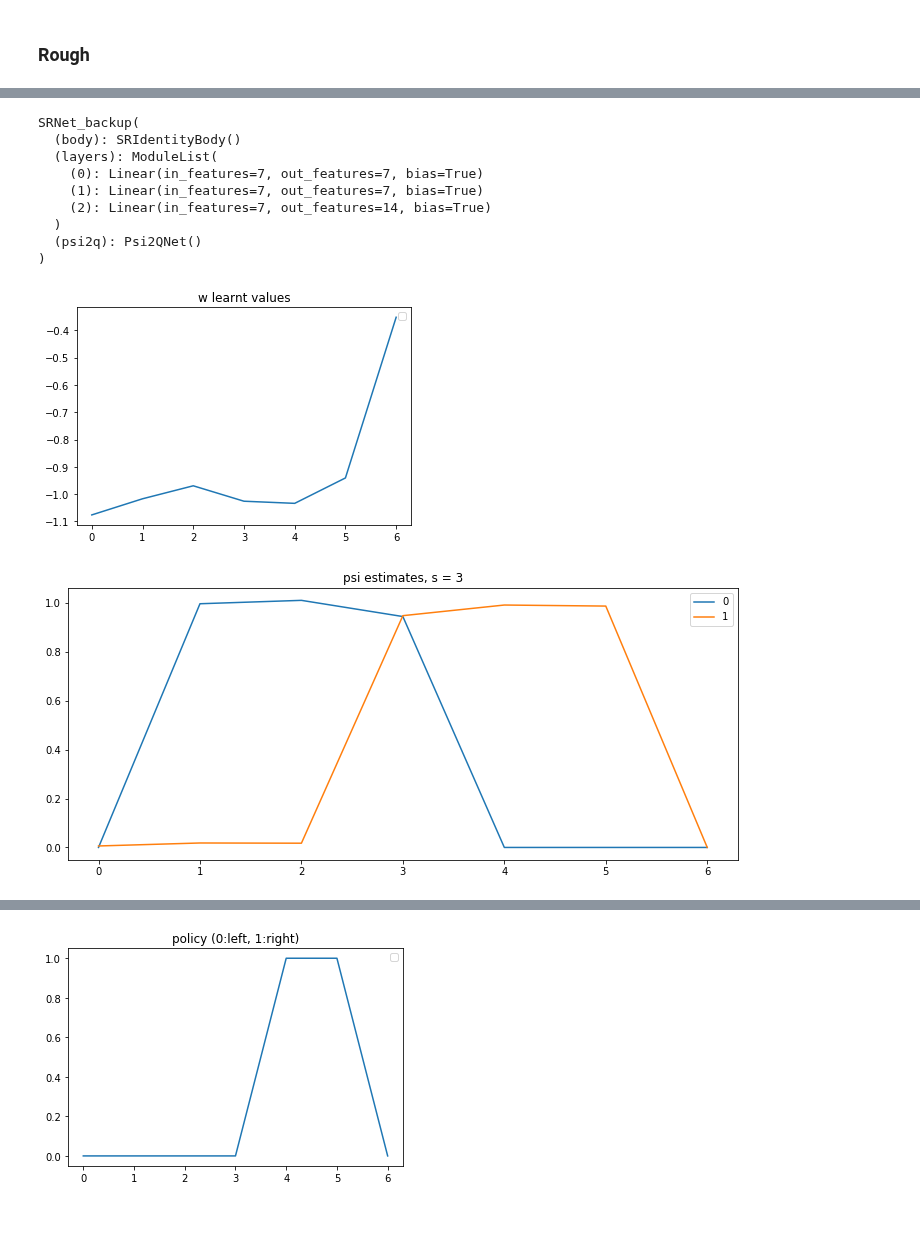
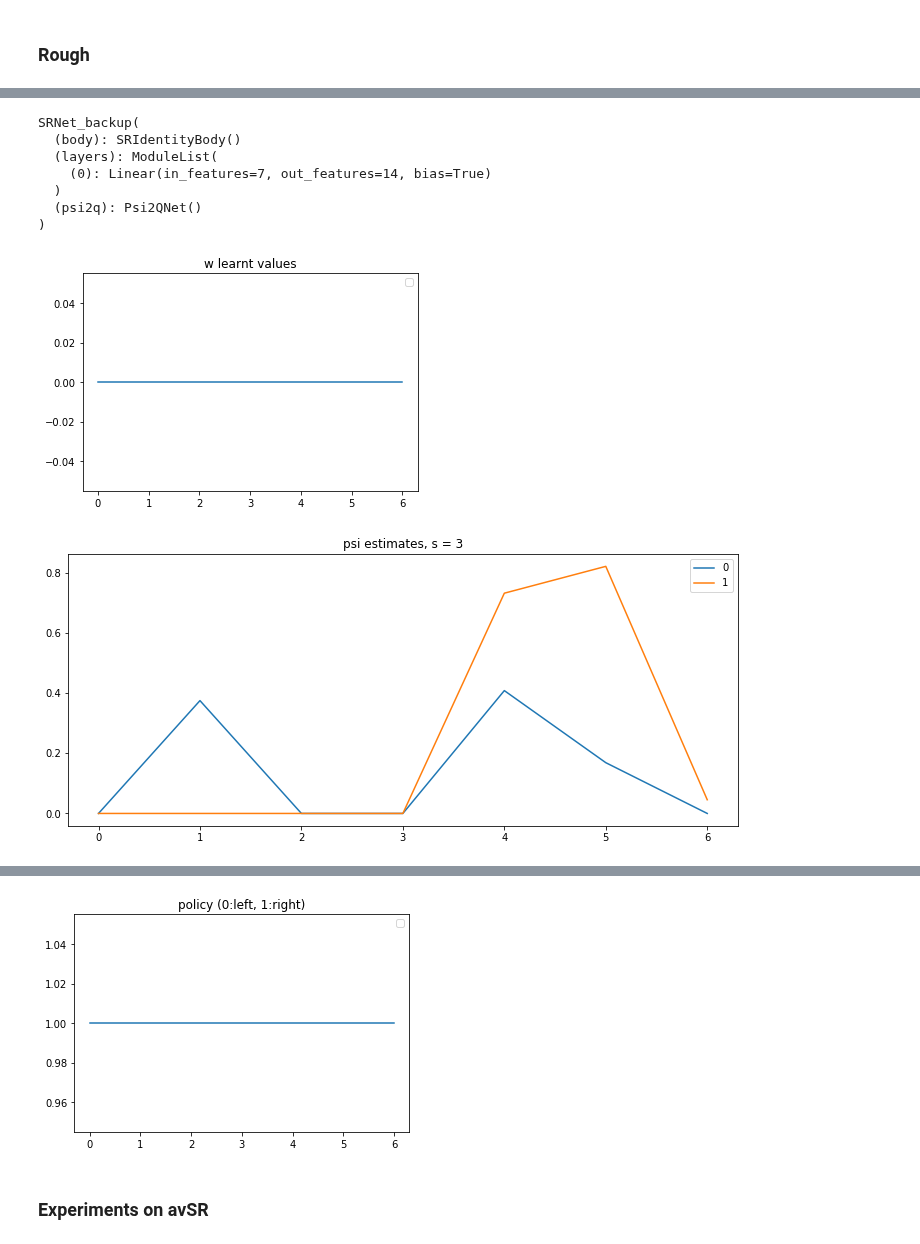
Before and after one commit to psurya1994/successor-feature-representations, a Jupyter notebook: unsupervised_psi_learning.ipynb, the cells around one changed output, grey strips where cells are left out. Saved outputs shown, nothing was run; the diff lists cells and outputs as text; code cells hidden in the pictures; blank space fills up the shorter version.

```diff
--- a/unsupervised_psi_learning.ipynb
+++ b/unsupervised_psi_learning.ipynb
@@ -365,5 +566,5 @@ def sanity(agent):
 
     plt.show()
 
-sanity(a)
+sanity(agent_k1)
 # %% [output]
@@ -371,11 +572,9 @@ sanity(a)
 SRNet_backup(
   (body): SRIdentityBody()
   (layers): ModuleList(
-    (0): Linear(in_features=7, out_features=7, bias=True)
-    (1): Linear(in_features=7, out_features=7, bias=True)
-    (2): Linear(in_features=7, out_features=14, bias=True)
+    (0): Linear(in_features=7, out_features=14, bias=True)
   )
   (psi2q): Psi2QNet()
 )
-[figure, old version]
+[figure, new version]
-[figure, old version]
+[figure, new version]
@@ -383 +582,3 @@ SRNet_backup(
-[figure, old version]
+[figure, new version]
+# %% [markdown]
+### Experiments on avSR
```
Also changed, not shown: parts of 12 cells of this notebook.
